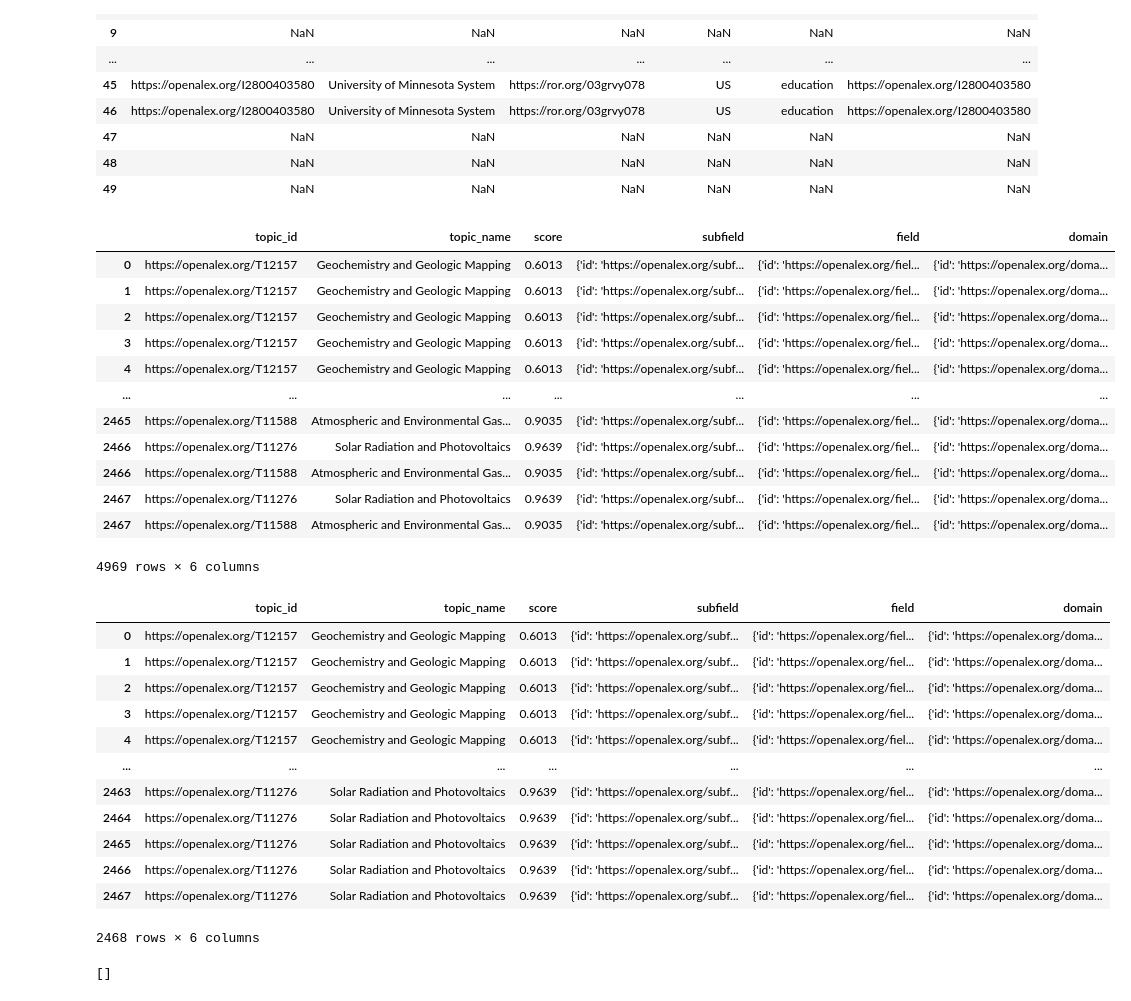
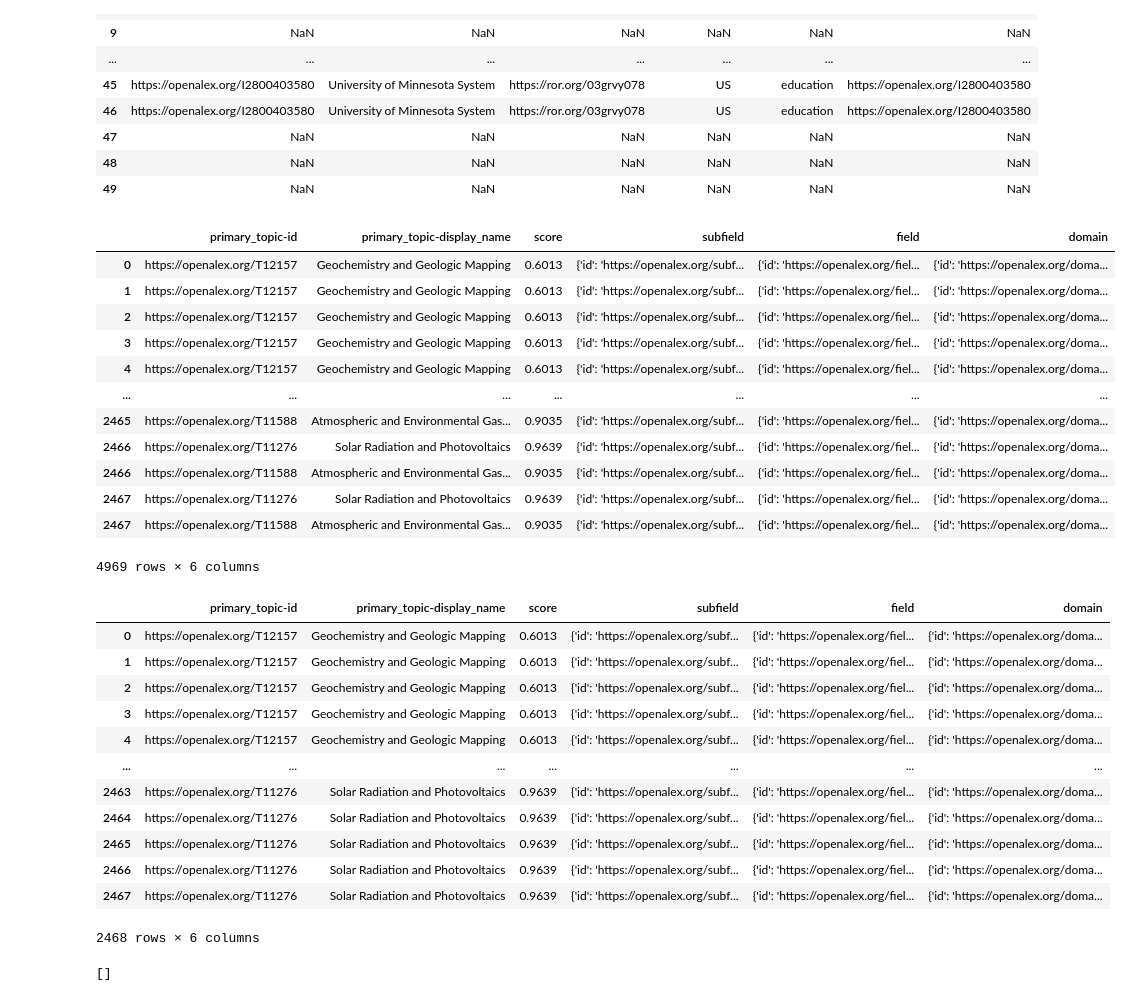
Before and after one commit to senderrr/OpenAlex, a Jupyter notebook: OpenAlexSource.ipynb, the cells around one changed output. Saved outputs shown, nothing was run; the diff lists cells and outputs as text; code cells hidden in the pictures.

Commit message:
refactor primary topic variable

```diff
--- a/OpenAlexSource.ipynb
+++ b/OpenAlexSource.ipynb
@@ -399,10 +389,10 @@ institution_df.head(50)
 | 49 | NaN | NaN | NaN | NaN | NaN | NaN |
 # %%
 topics_df = CleanJSON('topics', cleaned_df)
-topics_df = topics_df.rename(columns={'id': 'topic_id', 'display_name': 'topic_name'})
+topics_df = topics_df.rename(columns={'id': 'primary_topic-id', 'display_name': 'primary_topic-display_name'})
 topics_df
 # %% [output]
-|  | topic_id | topic_name | score | subfield | field | domain |
+|  | primary_topic-id | primary_topic-display_name | score | subfield | field | domain |
 | 0 | https://openalex.org/T12157 | Geochemistry and Geologic Mapping | 0.6013 | {'id': 'https://openalex.org/subf... | {'id': 'https://openalex.org/fiel... | {'id': 'https://openalex.org/doma... |
 | 1 | https://openalex.org/T12157 | Geochemistry and Geologic Mapping | 0.6013 | {'id': 'https://openalex.org/subf... | {'id': 'https://openalex.org/fiel... | {'id': 'https://openalex.org/doma... |
 | 2 | https://openalex.org/T12157 | Geochemistry and Geologic Mapping | 0.6013 | {'id': 'https://openalex.org/subf... | {'id': 'https://openalex.org/fiel... | {'id': 'https://openalex.org/doma... |
@@ -422,7 +412,7 @@ topics_df = topics_df.reindex(range(topics_df.index.min(), topics_df.index.max()
 # %%
 topics_df
 # %% [output]
-|  | topic_id | topic_name | score | subfield | field | domain |
+|  | primary_topic-id | primary_topic-display_name | score | subfield | field | domain |
 | 0 | https://openalex.org/T12157 | Geochemistry and Geologic Mapping | 0.6013 | {'id': 'https://openalex.org/subf... | {'id': 'https://openalex.org/fiel... | {'id': 'https://openalex.org/doma... |
 | 1 | https://openalex.org/T12157 | Geochemistry and Geologic Mapping | 0.6013 | {'id': 'https://openalex.org/subf... | {'id': 'https://openalex.org/fiel... | {'id': 'https://openalex.org/doma... |
 | 2 | https://openalex.org/T12157 | Geochemistry and Geologic Mapping | 0.6013 | {'id': 'https://openalex.org/subf... | {'id': 'https://openalex.org/fiel... | {'id': 'https://openalex.org/doma... |
```
Also changed, not shown: parts of 7 cells of this notebook, 1 other file.
